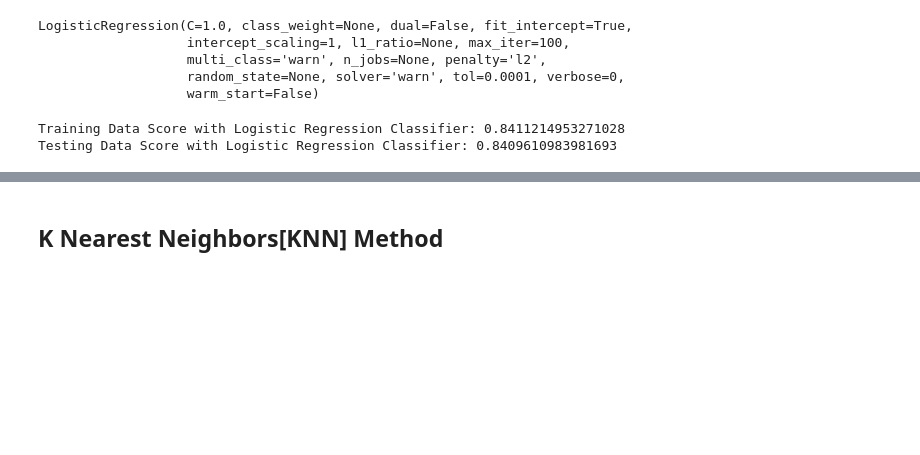
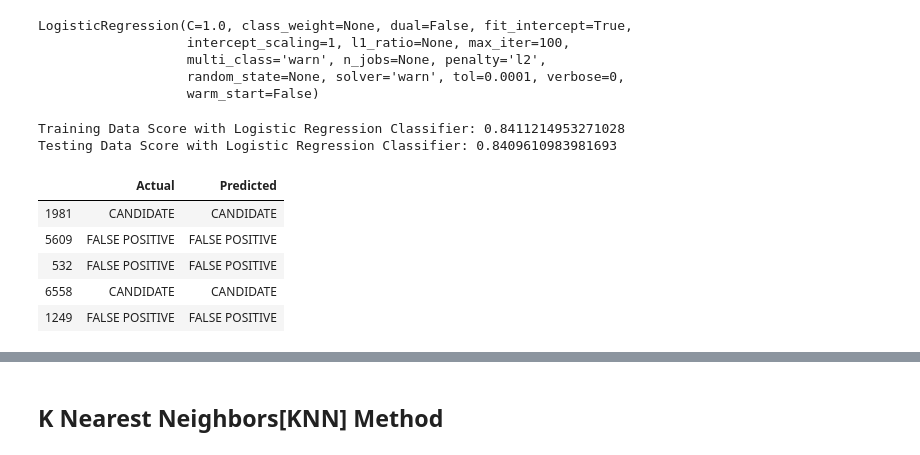
Before and after one commit to shwam25/Machine_Learning, a Jupyter notebook: Exoplanet_Exploration_Models.ipynb, the cells around one changed output, grey strips where cells are left out. Saved outputs shown, nothing was run; the diff lists cells and outputs as text; code cells hidden in the pictures; blank space fills up the shorter version.

```diff
--- a/Exoplanet_Exploration_Models.ipynb
+++ b/Exoplanet_Exploration_Models.ipynb
@@ -286,3 +289,14 @@ print(f"Testing Data Score with Logistic Regression Classifier: {LogisticRegress
 # %% [output]
 Training Data Score with Logistic Regression Classifier: 0.8411214953271028
 Testing Data Score with Logistic Regression Classifier: 0.8409610983981693
+# %%
+predictions = LogisticRegression.predict(X_test_scaled)
+df_predictions = pd.DataFrame({"Actual":y_test,"Predicted":predictions})
+df_predictions.head()
+# %% [output]
+|  | Actual | Predicted |
+| 1981 | CANDIDATE | CANDIDATE |
+| 5609 | FALSE POSITIVE | FALSE POSITIVE |
+| 532 | FALSE POSITIVE | FALSE POSITIVE |
+| 6558 | CANDIDATE | CANDIDATE |
+| 1249 | FALSE POSITIVE | FALSE POSITIVE |
```
Also changed, not shown: parts of 13 cells of this notebook, 5 other files.
